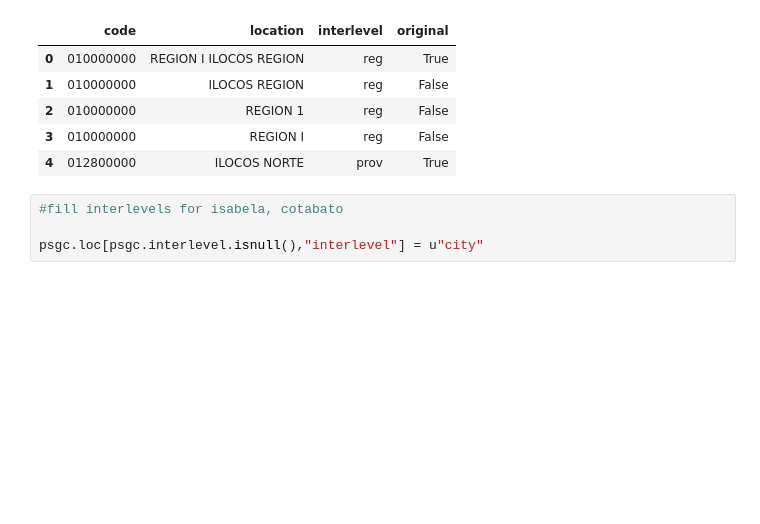
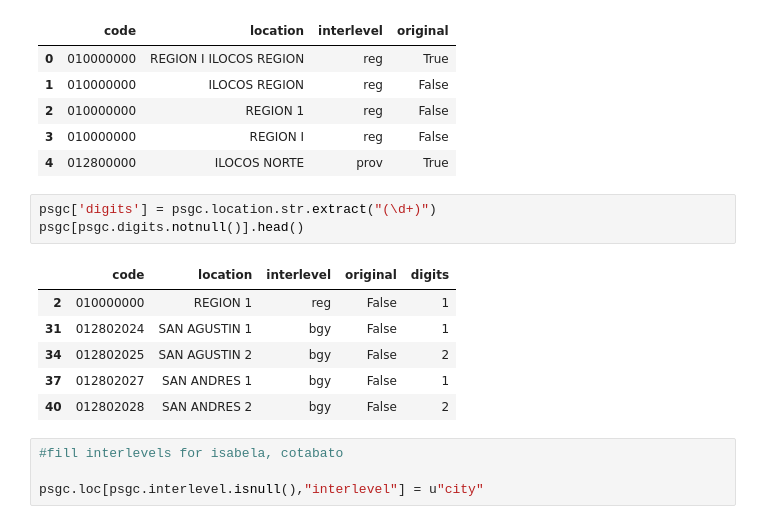
Before and after one commit to thinkingmachines/linksight-2018, a Jupyter notebook: data/Prepare PSGC Reference File.ipynb, the cells around one changed output. Drawn from its saved outputs; the diff is of its cells as text; blank space fills up the shorter version.

Commit message:
add jupyter notebook with algo, change suffix on exported file, update PSGC reference file

```diff
--- a/data/Prepare PSGC Reference File.ipynb
+++ b/data/Prepare PSGC Reference File.ipynb
@@ -96,6 +92,16 @@ psgc.head()
 | 2 | 010000000 | REGION 1 | reg | False |
 | 3 | 010000000 | REGION I | reg | False |
 | 4 | 012800000 | ILOCOS NORTE | prov | True |
+# %%
+psgc['digits'] = psgc.location.str.extract("(\d+)")
+psgc[psgc.digits.notnull()].head()
+# %% [output]
+|  | code | location | interlevel | original | digits |
+| 2 | 010000000 | REGION 1 | reg | False | 1 |
+| 31 | 012802024 | SAN AGUSTIN 1 | bgy | False | 1 |
+| 34 | 012802025 | SAN AGUSTIN 2 | bgy | False | 2 |
+| 37 | 012802027 | SAN ANDRES 1 | bgy | False | 1 |
+| 40 | 012802028 | SAN ANDRES 2 | bgy | False | 2 |
 # %%
 #fill interlevels for isabela, cotabato
 
```
Also changed, not shown: parts of 4 cells of this notebook, 2 other files.
